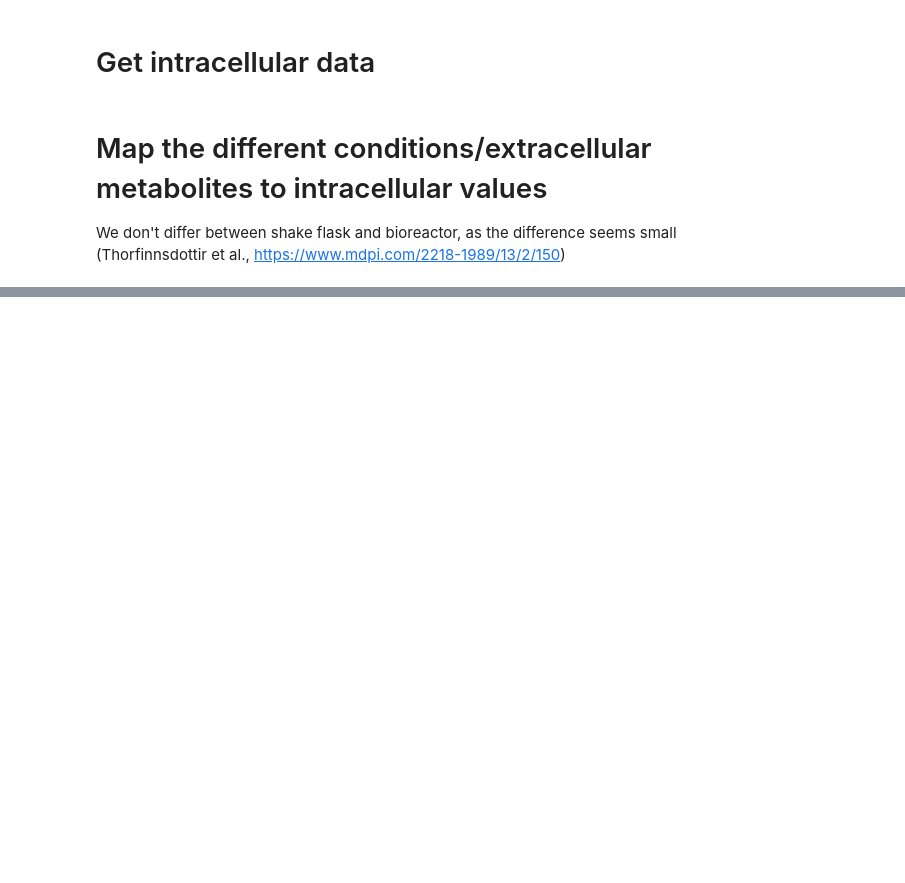
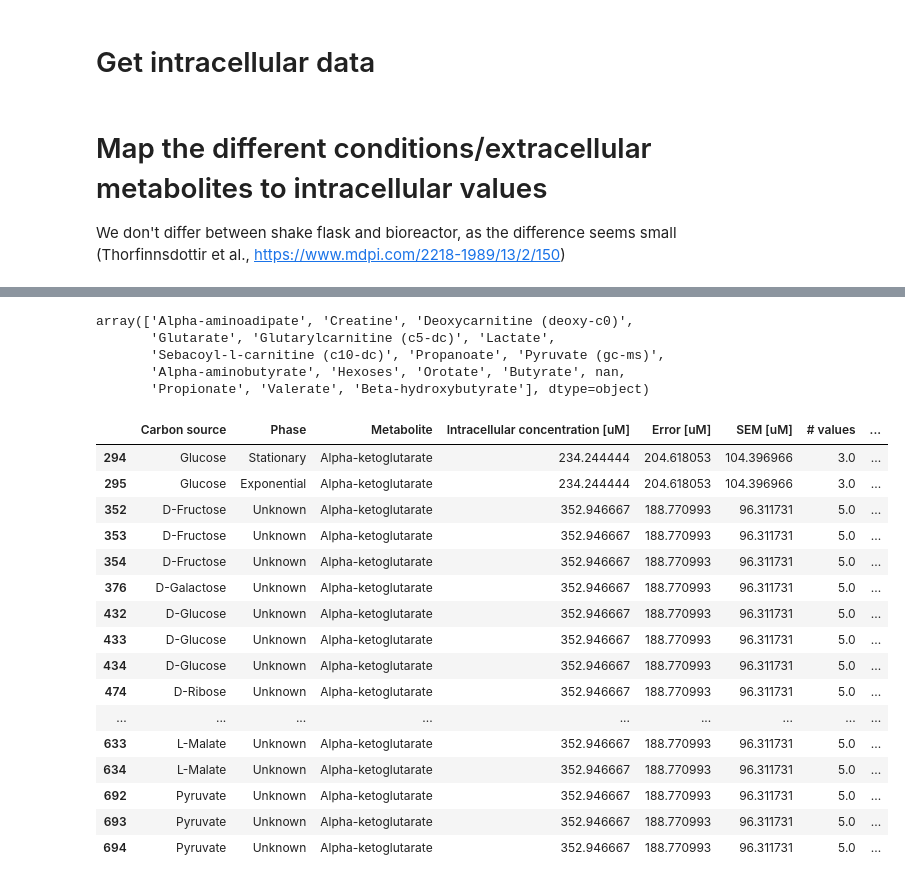
Before and after one commit to sulheim/metabolite-release, a Jupyter notebook: notebooks/4_death/get_intracellular_conc_for_condition.ipynb, the cells around one changed output, grey strips where cells are left out. Cells and saved outputs as stored; diff of their text form; code cells hidden in the pictures; blank space fills up the shorter version.

```diff
--- a/notebooks/4_death/get_intracellular_conc_for_condition.ipynb
+++ b/notebooks/4_death/get_intracellular_conc_for_condition.ipynb
@@ -35,6 +35,8 @@ mapping_df = pd.read_csv(data_folder / 'this_project/5_div/5B_id_mapping.csv', i
 met_abrv_to_id = mapping_df['Ecoli metabolite'].to_dict()
 met_abrv_to_name = mapping_df['Metabolite name'].to_dict()
 met_name_to_abrv_paczia = {value:key for key, value in met_abrv_to_name.items()}
+met_abrv_to_name['SER'] = 'Serine'
+met_abrv_to_name['DHAP'] = 'Dihydroxyacetone phosphate'
 # %% [markdown]
 ## Find conditions
 # %%
@@ -52,4 +63,25 @@ for m in paczia_df.columns:
+# %%
+metname_translate_dict = {'Acetic acid': 'Acetate',
+'Acetyl-ornithine': 'Acetyl-ornithine',
+'Alanine': 'Alanine',
+'Asparagine': 'Asparagine',
+'Butyric acid': 'Butyrate',
+'Citric acid': 'Citrate',
+'Fumaric acid': 'Fumarate',
+'Glycine': 'Glycine',
+'Lactic acid': 'Lactate',
+'Methionine': 'Methionine',
+'Propionic acid': 'Propionate',
+'Putrescine': 'Putrescine',
+'Pyruvic acid': 'Pyruvate',
+'Serine': 'Serine',
+'Succinic acid': 'Succinate',
+'Valeric acid':'Valerate',
+'Valine': 'Valine',
+'alpha-Ketoglutaric acid': 'Alpha-ketoglutarate',
+'beta-Hydroxybutyric acid': 'Beta-hydroxybutyrate'}
 # %%
 vila_temp = vila_df.groupby(['Carbon_Source', 'Metabolite', 'Timepoint']).agg({'Strain':'first'}).reset_index()
 vila_temp['Phase'] = 'Unknown'
-vila_list = vila_temp[['Carbon_Source','Phase', 'Metabolite']].values.tolist()
+vila_temp['Metabolite name'] = vila_temp.Metabolite.map(metname_translate_dict)
+vila_list = vila_temp[['Carbon_Source','Phase', 'Metabolite name']].values.tolist()
@@ -95,11 +136,20 @@ for i, row in conditions_df.iterrows():
     n = len(intra_i.loc[idx])
     matched_conc_idx = ",".join([str(x) for x in intra_i.loc[idx].index])
     if n == 1:
-        error = intra_i.loc[idx].error.mean()
+
+        ub = intra_i.loc[idx].UB.values[0]
+        lb = intra_i.loc[idx].LB.values[0]
+        error = (ub-lb)/2
         sem = error/1.96
+        max_ub = ub
+        min_lb = lb
     else:
         sem = intra_i.loc[idx, 'concentration'].sem()
         error = 1.96*sem
+        ub = concentration + error
+        lb = concentration - error
+        max_ub = intra_i.loc[idx].UB.max()
+        min_lb = intra_i.loc[idx].LB.min()
 
     conditions_df.at[i,'Intracellular concentration [uM]'] = concentration
     conditions_df.at[i,'Error [uM]'] = error
@@ -108,6 +158,10 @@ for i, row in conditions_df.iterrows():
     conditions_df.at[i,'idx concentration sheet'] = matched_conc_idx
     conditions_df.at[i,'Min'] = intra_i.loc[idx].concentration.min()
     conditions_df.at[i,'Max'] = intra_i.loc[idx].concentration.max()
+    conditions_df.at[i,'LB'] = lb
+    conditions_df.at[i,'Min LB'] = min_lb
+    conditions_df.at[i,'UB'] = ub
+    conditions_df.at[i,'Max UB'] = max_ub
 # %%
 conditions_fn = data_folder / 'this_project/4_paired_metabolomics_live_dead/4F_mapped_intracellular_conc.csv'
 
@@ -128,0 +169,29 @@ conditions_df.to_csv()
+# %%
+conditions_df.loc[conditions_df.Min.isna()].Metabolite.unique()
+# %% [output]
+array(['Alpha-aminoadipate', 'Creatine', 'Deoxycarnitine (deoxy-c0)',
+       'Glutarate', 'Glutarylcarnitine (c5-dc)', 'Lactate',
+       'Sebacoyl-l-carnitine (c10-dc)', 'Propanoate', 'Pyruvate (gc-ms)',
+       'Alpha-aminobutyrate', 'Hexoses', 'Orotate', 'Butyrate', nan,
+       'Propionate', 'Valerate', 'Beta-hydroxybutyrate'], dtype=object)
+# %%
+met = 'Alpha-ketoglutarate'
+conditions_df.loc[conditions_df.Metabolite==met]
+# %% [output]
+|  | Carbon source | Phase | Metabolite | Intracellular concentration [uM] | Error [uM] | SEM [uM] | # values | ... |
+| 294 | Glucose | Stationary | Alpha-ketoglutarate | 234.244444 | 204.618053 | 104.396966 | 3.0 | ... |
+| 295 | Glucose | Exponential | Alpha-ketoglutarate | 234.244444 | 204.618053 | 104.396966 | 3.0 | ... |
+| 352 | D-Fructose | Unknown | Alpha-ketoglutarate | 352.946667 | 188.770993 | 96.311731 | 5.0 | ... |
+| 353 | D-Fructose | Unknown | Alpha-ketoglutarate | 352.946667 | 188.770993 | 96.311731 | 5.0 | ... |
+| 354 | D-Fructose | Unknown | Alpha-ketoglutarate | 352.946667 | 188.770993 | 96.311731 | 5.0 | ... |
+| 376 | D-Galactose | Unknown | Alpha-ketoglutarate | 352.946667 | 188.770993 | 96.311731 | 5.0 | ... |
+| 432 | D-Glucose | Unknown | Alpha-ketoglutarate | 352.946667 | 188.770993 | 96.311731 | 5.0 | ... |
+| 433 | D-Glucose | Unknown | Alpha-ketoglutarate | 352.946667 | 188.770993 | 96.311731 | 5.0 | ... |
+| 434 | D-Glucose | Unknown | Alpha-ketoglutarate | 352.946667 | 188.770993 | 96.311731 | 5.0 | ... |
+| 474 | D-Ribose | Unknown | Alpha-ketoglutarate | 352.946667 | 188.770993 | 96.311731 | 5.0 | ... |
+| ... | ... | ... | ... | ... | ... | ... | ... | ... |
+| 633 | L-Malate | Unknown | Alpha-ketoglutarate | 352.946667 | 188.770993 | 96.311731 | 5.0 | ... |
+| 634 | L-Malate | Unknown | Alpha-ketoglutarate | 352.946667 | 188.770993 | 96.311731 | 5.0 | ... |
+| 692 | Pyruvate | Unknown | Alpha-ketoglutarate | 352.946667 | 188.770993 | 96.311731 | 5.0 | ... |
+| 693 | Pyruvate | Unknown | Alpha-ketoglutarate | 352.946667 | 188.770993 | 96.311731 | 5.0 | ... |
+| 694 | Pyruvate | Unknown | Alpha-ketoglutarate | 352.946667 | 188.770993 | 96.311731 | 5.0 | ... |
```
Also changed, not shown: parts of 6 cells of this notebook, 11 other files.
